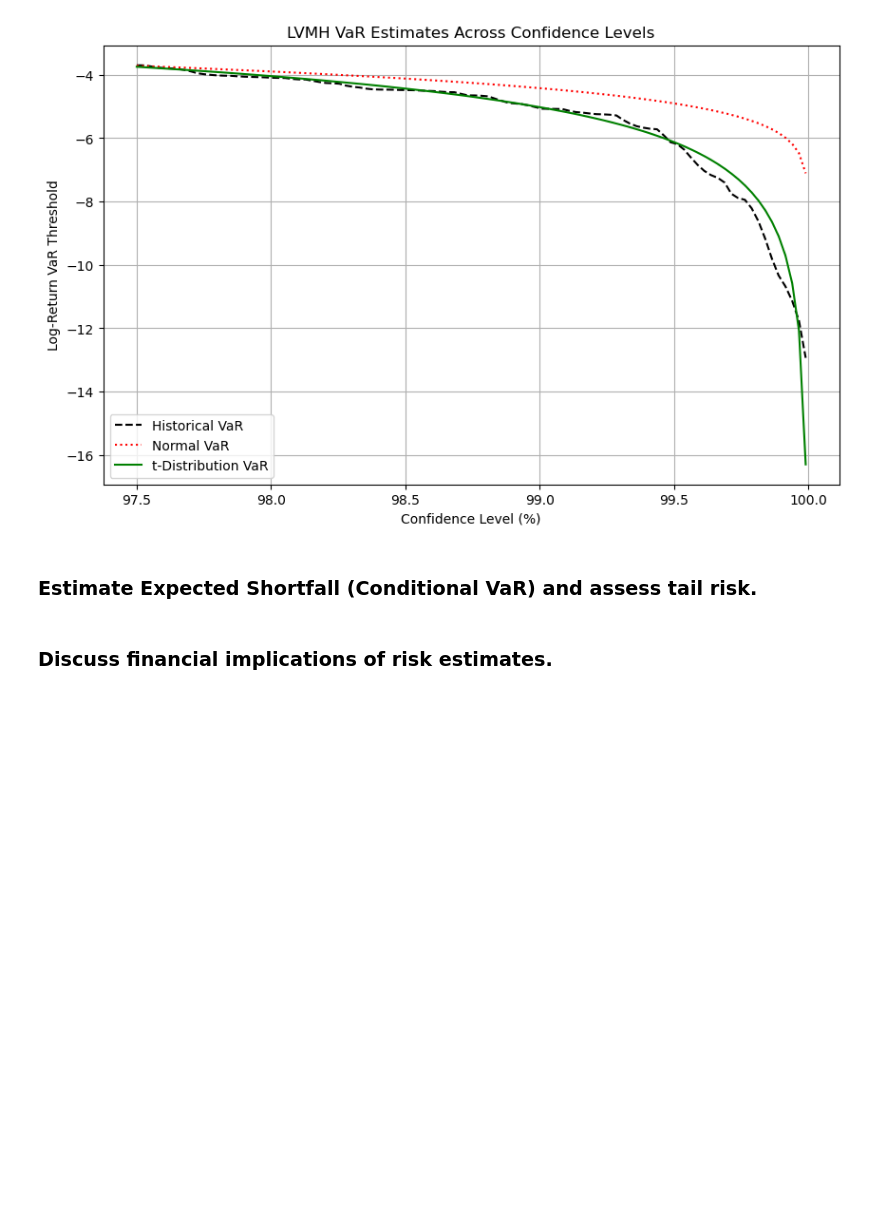
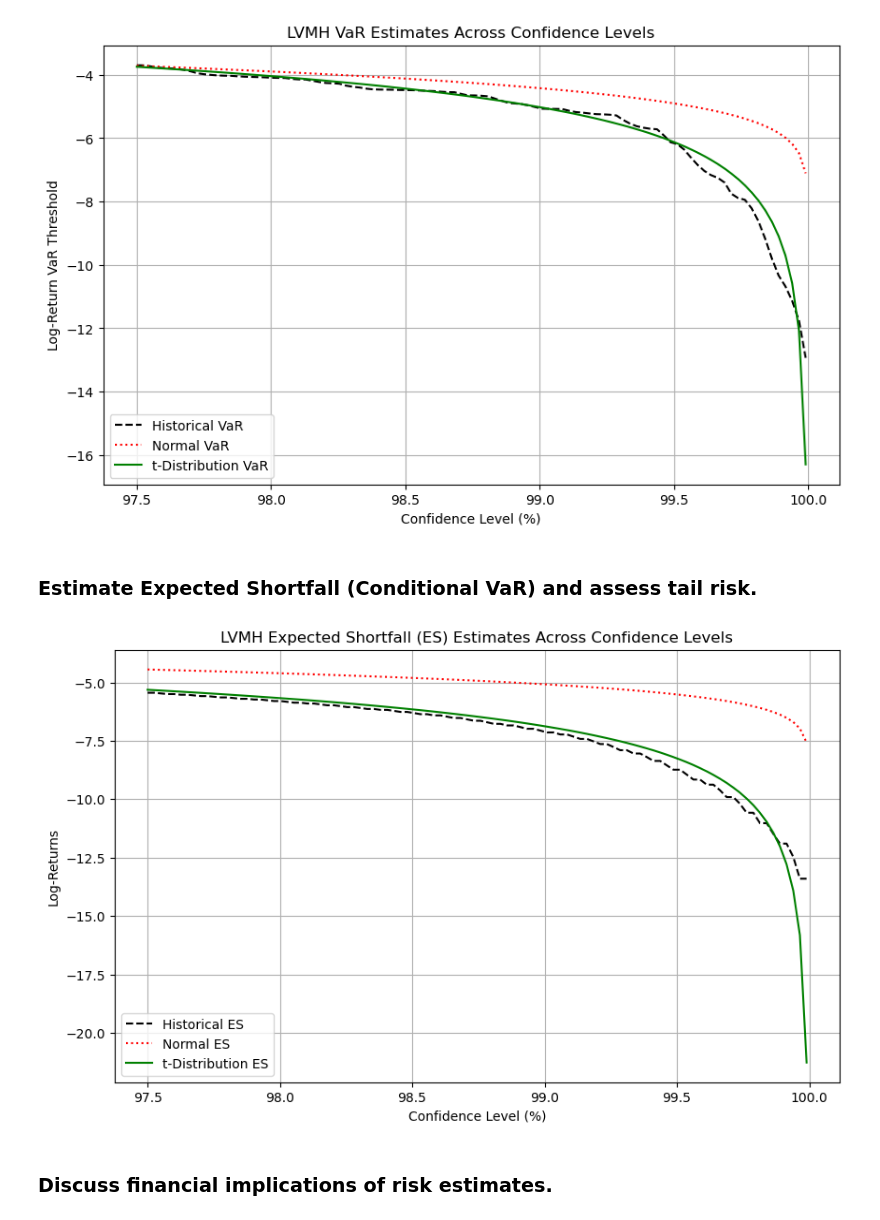
Before and after one commit to pablogalleg/timeseries2, a Jupyter notebook: louis_vuitton_analysis.ipynb, the cells around one changed output. Saved outputs shown, nothing was run; the diff lists cells and outputs as text; code cells hidden in the pictures; blank space fills up the shorter version.

```diff
--- a/louis_vuitton_analysis.ipynb
+++ b/louis_vuitton_analysis.ipynb
@@ -446,5 +446,82 @@ plt.show()
 [figure]
 # %% [markdown]
 ### Estimate Expected Shortfall (Conditional VaR) and assess tail risk.
+# %%
+import numpy as np
+import pandas as pd
+import matplotlib.pyplot as plt
+from scipy.stats import norm, t
+
+# -------------------------
+# 1. Prepare the data
+# -------------------------
+# Example: Suppose you have a DataFrame `btc` with 'Log_Return' column.
+# Replace this with your actual log-returns series variable.
+returns = lv['Log_Return'].dropna()
+
+# Fit a t-distribution to your returns (for the t-based ES)
+df_t, loc_t, scale_t = t.fit(returns)
+
+# Mean and std for Normal approach
+mean_return = returns.mean()
+std_return = returns.std()
+
+# -------------------------
+# 2. Define confidence levels
+# -------------------------
+confidence_levels = np.linspace(0.975, 0.9999, 100)
+
+# -------------------------
+# 3. Compute Historical VaR for each confidence level
+#    (We need this to calculate Historical ES)
+# -------------------------
+VaR_hist = [
+    np.percentile(returns, (1 - alpha) * 100)
+    for alpha in confidence_levels
+]
+
+# -------------------------
+# 4. Compute Expected Shortfall (ES) using the proper formulas
+# -------------------------
+# 4.1 Normal ES
+# ES_normal = μ - σ * (φ(Φ^{-1}(α)) / (1 - α))
+phi_norm = norm.pdf(norm.ppf(confidence_levels))
+ES_norm = mean_return - std_return * (phi_norm / (1 - confidence_levels))
+
+# 4.2 t-Distribution ES
+# ES_t = loc_t - scale_t * [ (f(t_α) / (1 - α)) * ((ν + t_α^2) / (ν - 1)) ]
+t_alpha = t.ppf(confidence_levels, df_t)
+t_pdf_alpha = t.pdf(t_alpha, df_t)
+ES_t = loc_t - scale_t * (
+    (t_pdf_alpha / (1 - confidence_levels)) * ((df_t + t_alpha**2) / (df_t - 1))
+)
+
+# 4.3 Historical ES
+# ES_hist(α) = Average of returns <= VaR_hist(α)
+ES_hist = [
+    returns[returns <= VaR_hist[i]].mean()
+    for i in range(len(confidence_levels))
+]
+
+# -------------------------
+# 5. Plot Expected Shortfall (ES) estimates as a function of confidence level
+# -------------------------
+plt.figure(figsize=(10, 6))
+
+plt.plot(confidence_levels * 100, ES_hist,
+         label='Historical ES', linestyle='dashed', color='black')
+plt.plot(confidence_levels * 100, ES_norm,
+         label='Normal ES', linestyle='dotted', color='red')
+plt.plot(confidence_levels * 100, ES_t,
+         label='t-Distribution ES', linestyle='solid', color='green')
+
+plt.xlabel("Confidence Level (%)")
+plt.ylabel("Log-Returns")
+plt.title("LVMH Expected Shortfall (ES) Estimates Across Confidence Levels")
+plt.legend()
+plt.grid()
+plt.show()
+# %% [output]
+[figure, added]
 # %% [markdown]
 ### Discuss financial implications of risk estimates.
```
